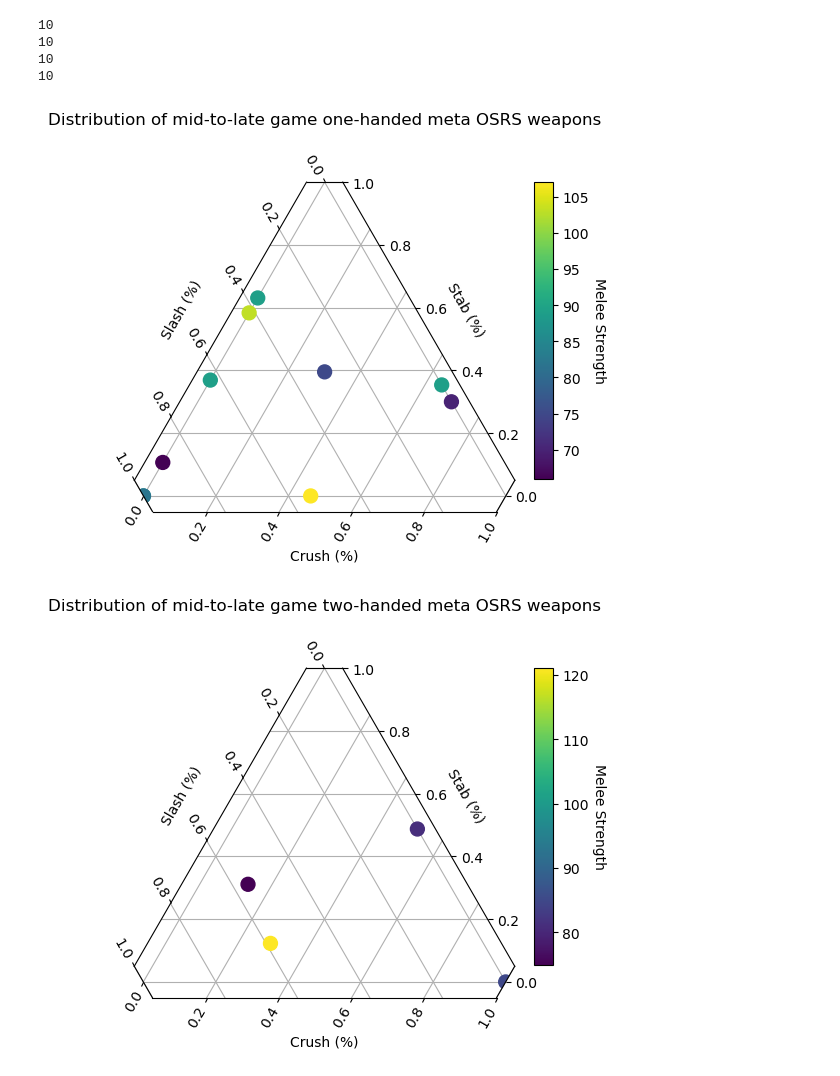
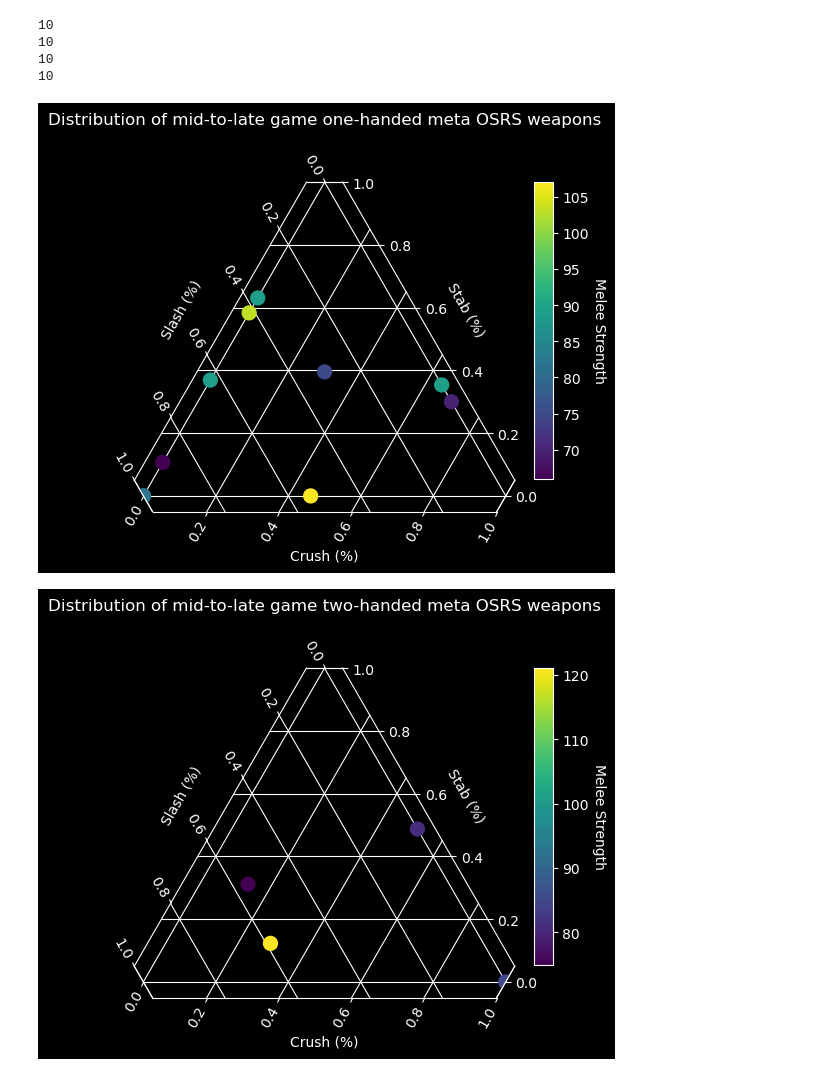
Before and after one commit to normnXT/OldSchoolRuneScapeDataVisualization, a Jupyter notebook: osrs_meta_weapon_exploration.ipynb, the cells around one changed output. Cells and saved outputs as stored; diff of their text form; code cells hidden in the pictures.

```diff
--- a/osrs_meta_weapon_exploration.ipynb
+++ b/osrs_meta_weapon_exploration.ipynb
@@ -197,35 +197,37 @@ print(len(v))
 10
 10
 # %%
-def create_ternary_scatter_plot(t, l, r, v, title):
+def create_ternary_scatter_plot(t, l, r, v, title, fname):
     fig = plt.figure(figsize=(10.8, 4.8))
+    ax = fig.add_subplot(1, 2, 1, projection='ternary')
+    plt.style.use('dark_background')
 
-    ax = fig.add_subplot(1, 2, 2, projection='ternary')
-    scatter2 = ax.scatter(t, l, r, c=v, cmap='viridis', s=100)
+    scatter = ax.scatter(t, l, r, c=v, s=100)
 
     ax.set_title(title, pad=20)
     ax.set_axisbelow(True)
     ax.grid(True)
     ax.set_tlabel("Stab (%)")
     ax.set_llabel("Slash (%)")
     ax.set_rlabel("Crush (%)")
     ax.set_tlim(-0.05, 1)
     ax.set_llim(-0.05, 1)
     ax.set_rlim(-0.05, 1)
     ax.taxis.set_label_position("tick1")
     ax.laxis.set_label_position("tick1")
     ax.raxis.set_label_position("tick1")
 
-    cax2 = ax.inset_axes([1.05, 0.1, 0.05, 0.9], transform=ax.transAxes)
-    colorbar2 = fig.colorbar(scatter2, cax=cax2)
-    colorbar2.set_label('Melee Strength', rotation=270, va='baseline')
+    cax = ax.inset_axes([1.05, 0.1, 0.05, 0.9], transform=ax.transAxes)
+    colorbar = fig.colorbar(scatter, cax=cax)
+    colorbar.set_label('Melee Strength', rotation=270, va='baseline')
 
+    plt.savefig(f'.\images\\{fname}.png')
     plt.show()
 
 
-create_ternary_scatter_plot(t, l, r, v, "Distribution of mid-to-late game one-handed meta OSRS weapons")
-create_ternary_scatter_plot(t2, l2, r2, v2, "Distribution of mid-to-late game two-handed meta OSRS weapons")
-create_ternary_scatter_plot(t + t2, l + l2, r + r2, v + v2, "Distribution of mid-to-late game meta OSRS weapons")
+create_ternary_scatter_plot(t, l, r, v, "Distribution of mid-to-late game one-handed meta OSRS weapons", "meta_1h_ternary")
+create_ternary_scatter_plot(t2, l2, r2, v2, "Distribution of mid-to-late game two-handed meta OSRS weapons", "meta_2h_ternary")
+create_ternary_scatter_plot(t + t2, l + l2, r + r2, v + v2, "Distribution of mid-to-late game meta OSRS weapons", "meta_combined_ternary")
 # %% [output]
-[figure, old version]
+[figure, new version]
-[figure, old version]
+[figure, new version]
```
Also changed, not shown: parts of 6 cells of this notebook, 19 other files.
